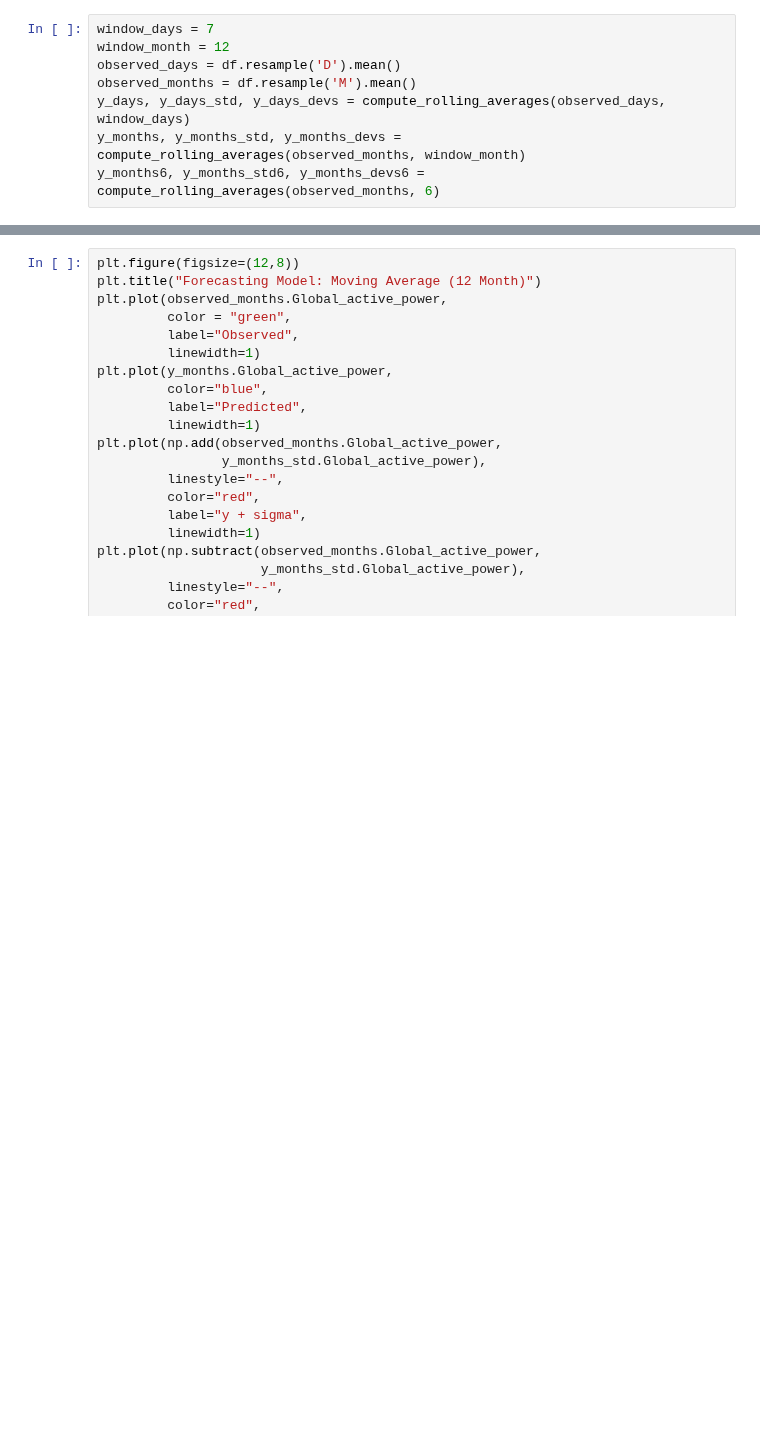
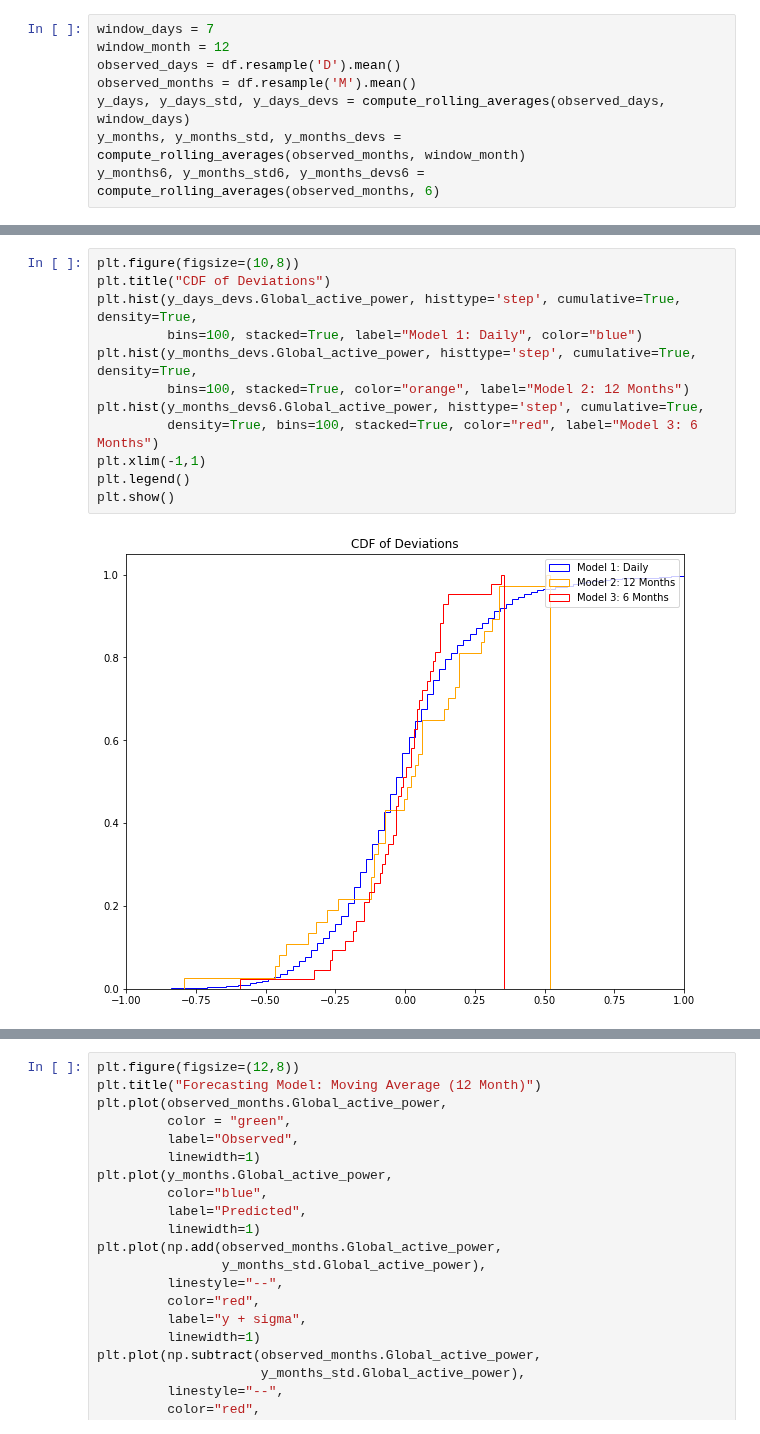
Before and after one commit to mkm29/DataScience, a Jupyter notebook: thinkful/prep/capstone/power_consumption.ipynb, the cells around one changed output, grey strips where cells are left out. Drawn from its saved outputs; the diff is of its cells as text; blank space fills up the shorter version.

```diff
--- a/thinkful/prep/capstone/power_consumption.ipynb
+++ b/thinkful/prep/capstone/power_consumption.ipynb
@@ -357,0 +287,14 @@ We can see that moving from daily, to 12 months to 6 months keeps "spreading" ou
+# %%
+plt.figure(figsize=(10,8))
+plt.title("CDF of Deviations")
+plt.hist(y_days_devs.Global_active_power, histtype='step', cumulative=True, density=True,
+         bins=100, stacked=True, label="Model 1: Daily", color="blue")
+plt.hist(y_months_devs.Global_active_power, histtype='step', cumulative=True, density=True,
+         bins=100, stacked=True, color="orange", label="Model 2: 12 Months")
+plt.hist(y_months_devs6.Global_active_power, histtype='step', cumulative=True,
+         density=True, bins=100, stacked=True, color="red", label="Model 3: 6 Months")
+plt.xlim(-1,1)
+plt.legend()
+plt.show()
+# %% [output]
+[figure, added]
```
Also changed, not shown: parts of 21 cells of this notebook.
